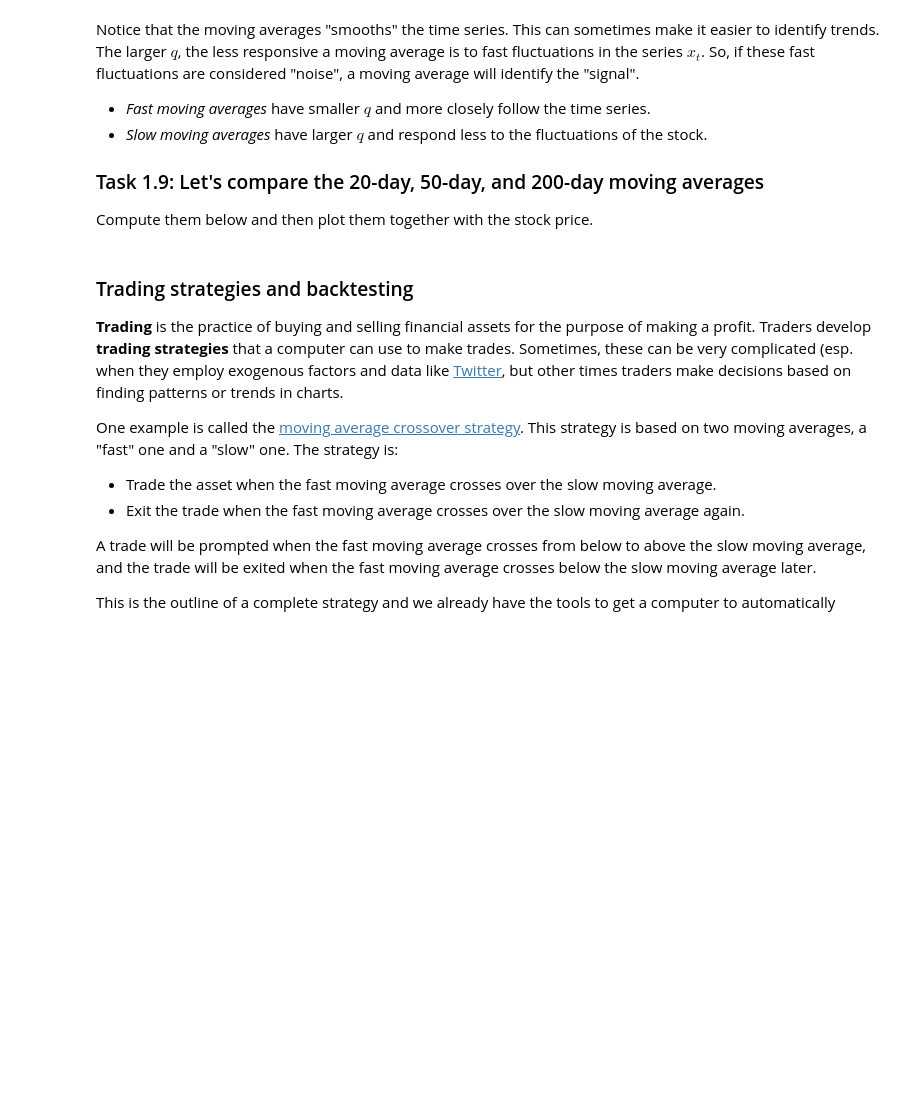
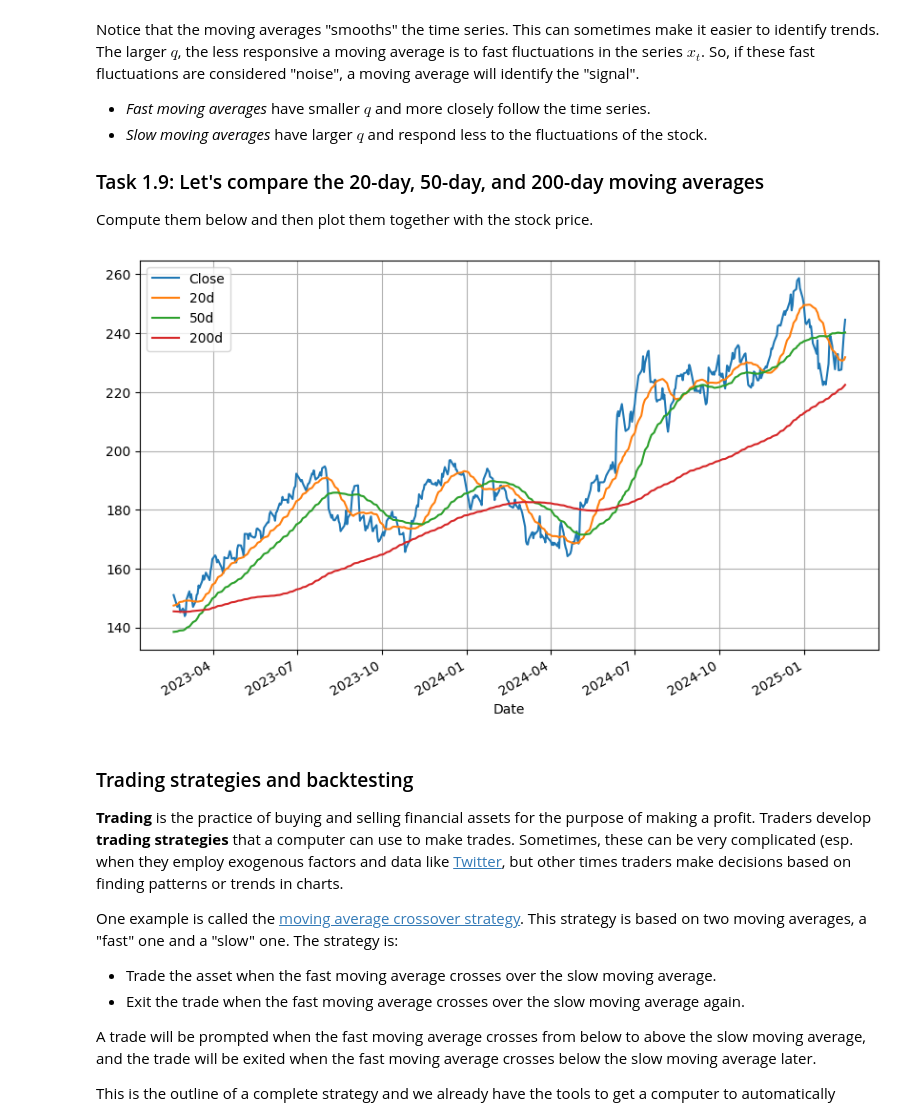
Before and after one commit to Ingridsm21/Data_Analysis, a Jupyter notebook: clinic5/clinic5-ts-complete.ipynb, the cells around one changed output. Drawn from its saved outputs; the diff is of its cells as text; code cells hidden in the pictures; blank space fills up the shorter version.

```diff
--- a/clinic5/clinic5-ts-complete.ipynb
+++ b/clinic5/clinic5-ts-complete.ipynb
@@ -309,7 +329,7 @@ The [`rolling`](https://pandas.pydata.org/pandas-docs/stable/reference/api/panda
 Use the `rolling` function
 # %%
 #compute the 20d average
-AAPL["20d"] = ...
+AAPL["20d"] = AAPL['Close'].rolling(window=20).mean()
 # %% [markdown]
 Notice how late the rolling average begins. It cannot be computed until twenty days have passed. Note that this becomes more severe for slower moving averages.
 # %%
@@ -325,11 +347,13 @@ So, if these fast fluctuations are considered "noise", a moving average will ide
 
 Compute them below and then plot them together with the stock price.
 # %%
-AAPL["50d"] = ...
-AAPL["200d"] = ...
+AAPL["50d"] =AAPL['Close'].rolling(window=50).mean()
+AAPL["200d"] = AAPL['Close'].rolling(window=200).mean()
 
 #plotting
 AAPL[["Close", "20d", "50d", "200d"]].tail(500).plot(grid = True);
+# %% [output]
+[figure, added]
 # %% [markdown]
 ### Trading strategies and backtesting
 
```
Also changed, not shown: parts of 17 cells of this notebook.
